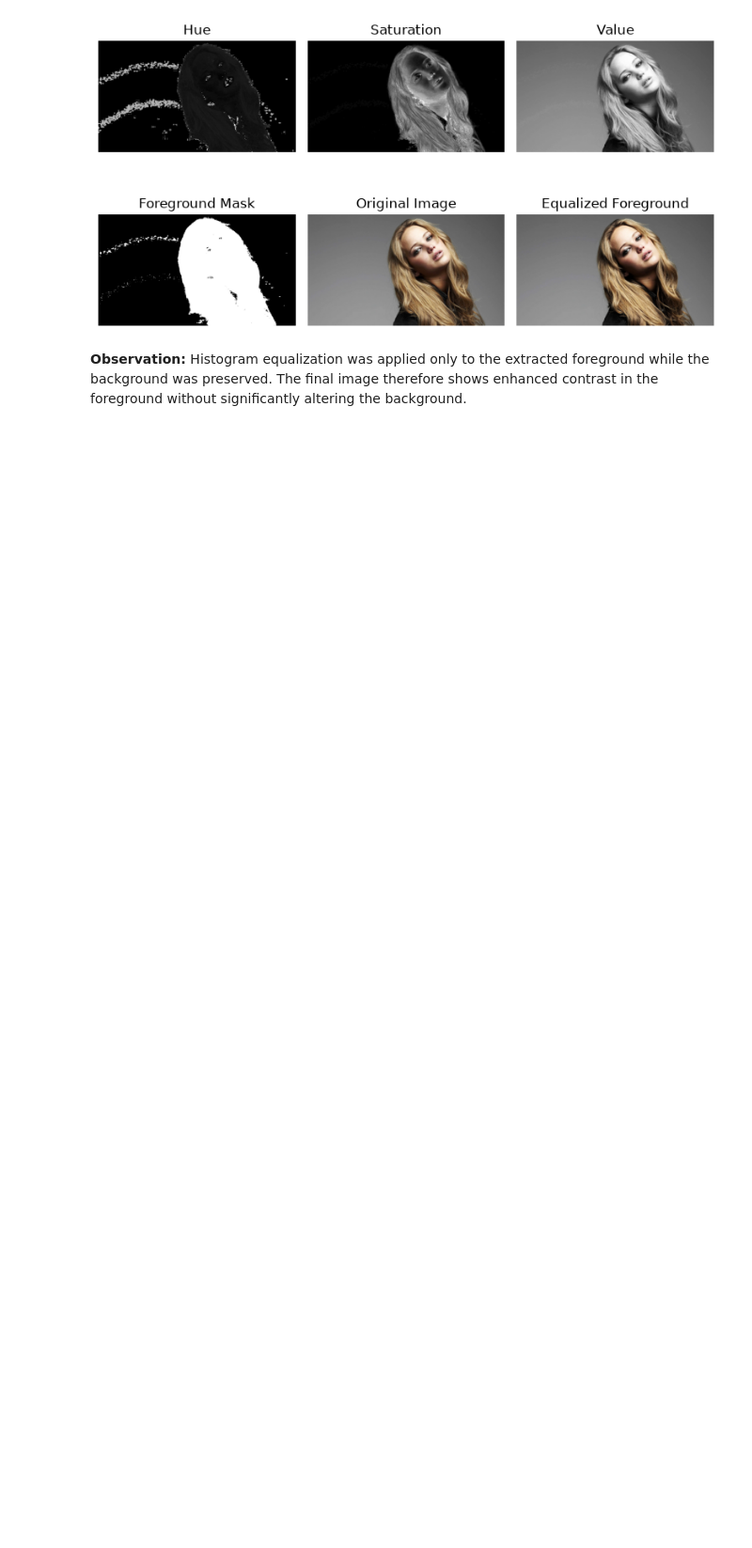
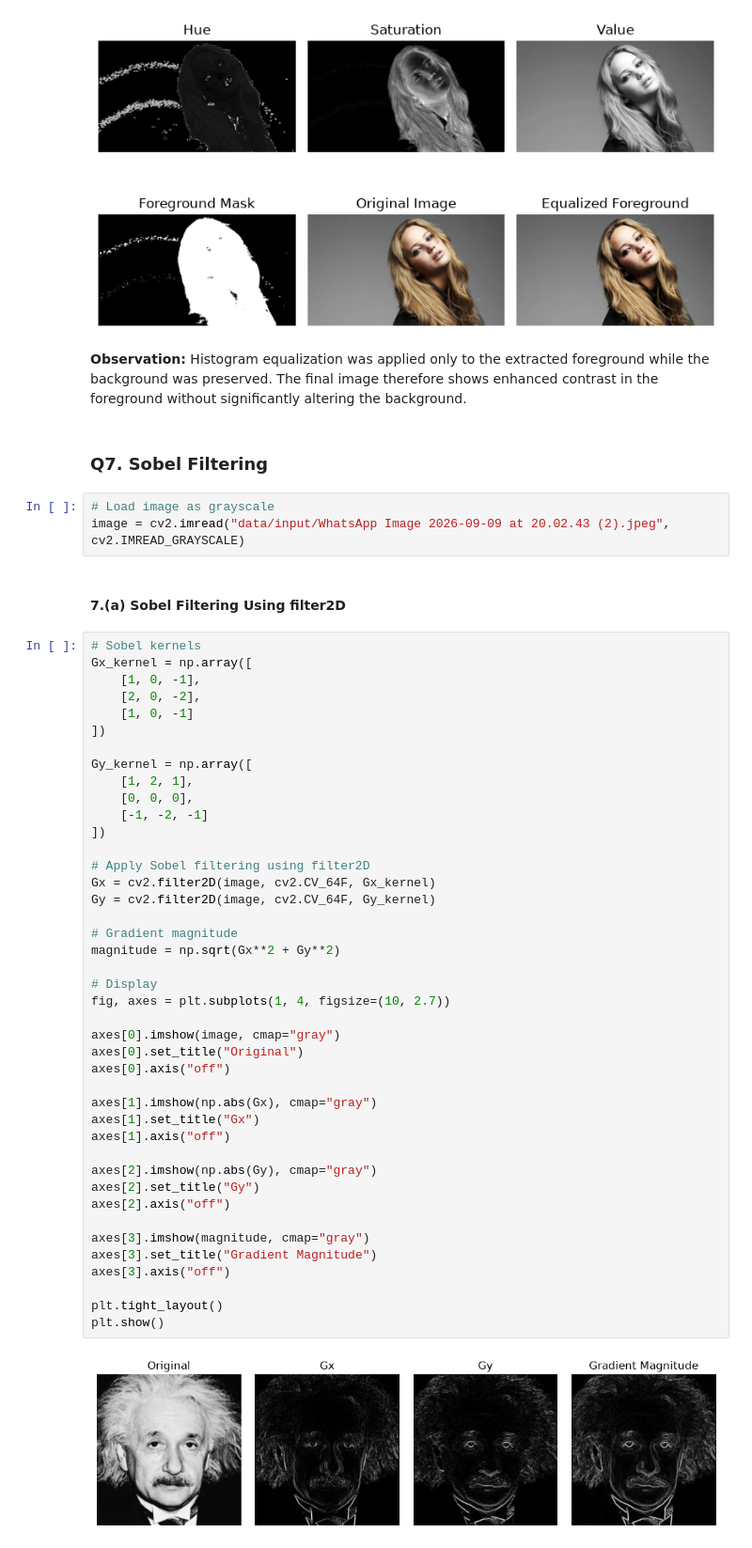
Before and after one commit to chaniruranawaka/Intensity-Transformations-and-Neighborhood-Filtering, a Jupyter notebook: A01.ipynb, the cells around one changed output. Shown at 94% size. Cells and saved outputs as stored; diff of their text form; blank space fills up the shorter version.

```diff
--- a/A01.ipynb
+++ b/A01.ipynb
@@ -949,3 +949,54 @@ plt.show()
 [figure]
 # %% [markdown]
 **Observation:** Histogram equalization was applied only to the extracted foreground while the background was preserved. The final image therefore shows enhanced contrast in the foreground without significantly altering the background.
+# %% [markdown]
+### Q7. Sobel Filtering
+# %%
+# Load image as grayscale
+image = cv2.imread("data/input/WhatsApp Image 2026-09-09 at 20.02.43 (2).jpeg", cv2.IMREAD_GRAYSCALE)
+# %% [markdown]
+#### 7.(a) Sobel Filtering Using filter2D
+# %%
+# Sobel kernels
+Gx_kernel = np.array([
+    [1, 0, -1],
+    [2, 0, -2],
+    [1, 0, -1]
+])
+
+Gy_kernel = np.array([
+    [1, 2, 1],
+    [0, 0, 0],
+    [-1, -2, -1]
+])
+
+# Apply Sobel filtering using filter2D
+Gx = cv2.filter2D(image, cv2.CV_64F, Gx_kernel)
+Gy = cv2.filter2D(image, cv2.CV_64F, Gy_kernel)
+
+# Gradient magnitude
+magnitude = np.sqrt(Gx**2 + Gy**2)
+
+# Display
+fig, axes = plt.subplots(1, 4, figsize=(10, 2.7))
+
+axes[0].imshow(image, cmap="gray")
+axes[0].set_title("Original")
+axes[0].axis("off")
+
+axes[1].imshow(np.abs(Gx), cmap="gray")
+axes[1].set_title("Gx")
+axes[1].axis("off")
+
+axes[2].imshow(np.abs(Gy), cmap="gray")
+axes[2].set_title("Gy")
+axes[2].axis("off")
+
+axes[3].imshow(magnitude, cmap="gray")
+axes[3].set_title("Gradient Magnitude")
+axes[3].axis("off")
+
+plt.tight_layout()
+plt.show()
+# %% [output]
+[figure, added]
```
Also changed, not shown: parts of 5 cells of this notebook.
